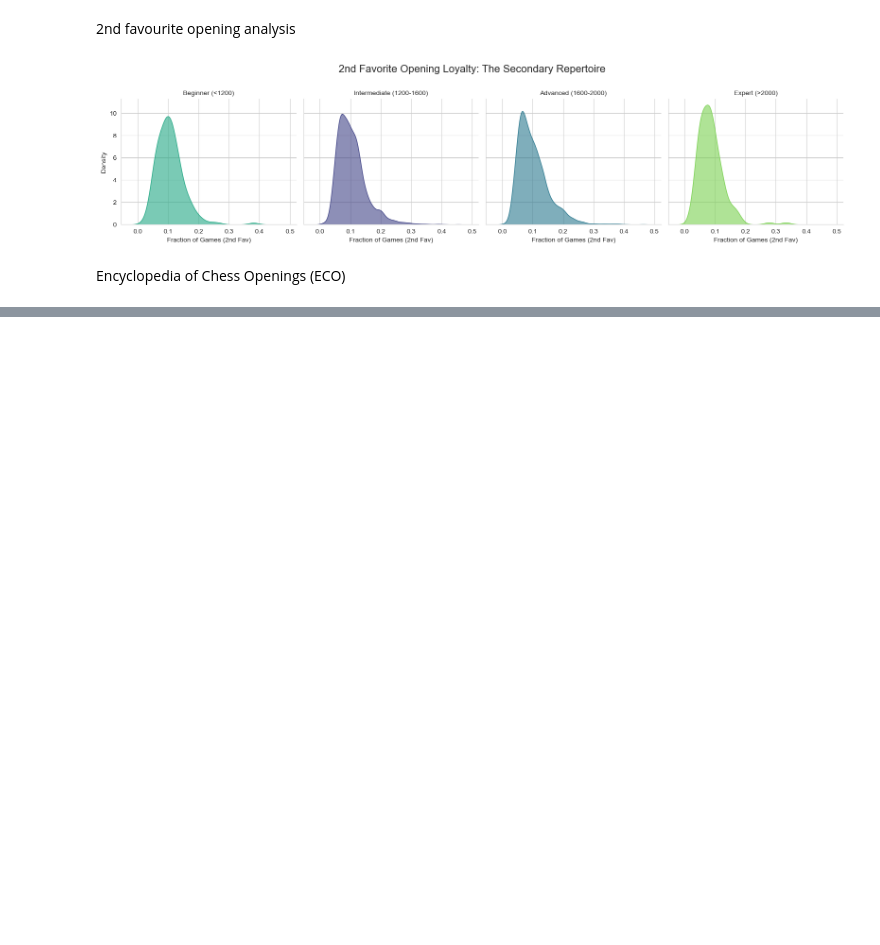
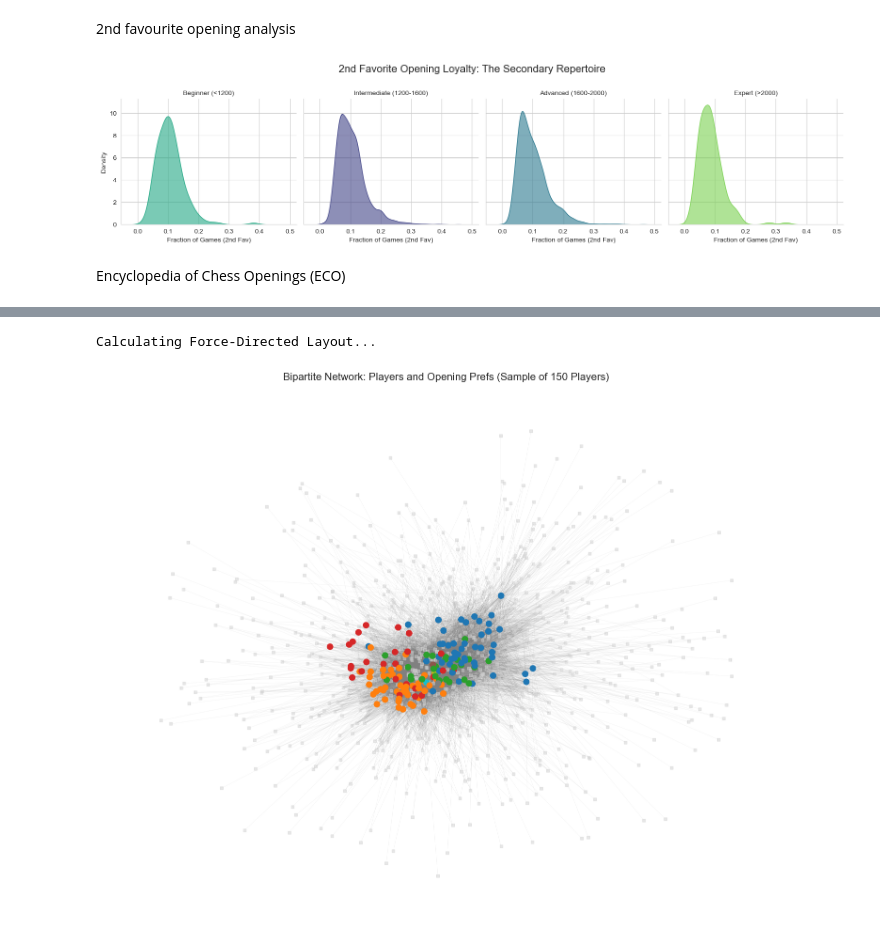
Before and after one commit to SalmaAllam8/chess-players-performance-analysis-, a Jupyter notebook: opening analysis.ipynb, the cells around one changed output, grey strips where cells are left out. Saved outputs shown, nothing was run; the diff lists cells and outputs as text; code cells hidden in the pictures; blank space fills up the shorter version.

Commit message:
network analysis

```diff
--- a/opening analysis.ipynb
+++ b/opening analysis.ipynb
@@ -441,0 +444,3 @@ Encyclopedia of Chess Openings (ECO)
+# %%
+df = pd.read_csv(r"D:\Chess\master_chess_data_2013_full.csv")
+print(df.columns.tolist())
@@ -441,0 +647,61 @@ Encyclopedia of Chess Openings (ECO)
+# %%
+import networkx as nx
+import matplotlib.pyplot as plt
+
+def visualize_bipartite_network(adj_matrix, clusters_df, sample_size=100):
+    # 1. Sub-sample for visual clarity (Optional but recommended)
+    # Taking a random sample of players to avoid a "hairball" effect
+    sampled_players = clusters_df.sample(sample_size)
+    sampled_matrix = adj_matrix.loc[sampled_players['Player']]
+
+    # 2. Create the Graph
+    G = nx.Graph()
+
+    # Add Player Nodes
+    for _, row in sampled_players.iterrows():
+        G.add_node(row['Player'], node_type='player', cluster=row['Cluster'])
+
+    # Add Opening Nodes and Edges
+    for player in sampled_matrix.index:
+        # Get openings played by this player (where value is 1)
+        openings = sampled_matrix.columns[sampled_matrix.loc[player] == 1]
+        for opening in openings:
+            G.add_node(opening, node_type='opening')
+            G.add_edge(player, opening)
+
+    # 3. Define Layout (Force-Directed)
+    print("Calculating Force-Directed Layout...")
+    pos = nx.spring_layout(G, k=0.15, iterations=50, seed=42)
+
+    # 4. Draw the Network
+    plt.figure(figsize=(15, 12))
+
+    # Identify node types for different styling
+    player_nodes = [n for n, d in G.nodes(data=True) if d.get('node_type') == 'player']
+    opening_nodes = [n for n, d in G.nodes(data=True) if d.get('node_type') == 'opening']
+
+    # Get colors based on Cluster ID for players
+    cluster_colors = [G.nodes[n]['cluster'] for n in player_nodes]
+
+    # Draw Openings (Small, grey squares)
+    nx.draw_networkx_nodes(G, pos, nodelist=opening_nodes, node_size=20,
+                           node_color='lightgrey', node_shape='s', alpha=0.5)
+
+    # Draw Players (Larger, colored circles based on Leiden Cluster)
+    nx.draw_networkx_nodes(G, pos, nodelist=player_nodes, node_size=80,
+                           node_color=cluster_colors, cmap=plt.cm.tab10)
+
+    # Draw Edges (Very thin, transparent lines)
+    nx.draw_networkx_edges(G, pos, alpha=0.1, edge_color='grey', width=0.5)
+
+    plt.title(f"Bipartite Network: Players and Opening Prefs (Sample of {sample_size} Players)", fontsize=16)
+    plt.axis('off')
+    plt.tight_layout()
+    plt.savefig('chess_bipartite_network.png', dpi=300)
+    plt.show()
+
+# Execute
+visualize_bipartite_network(adj_matrix, clusters_df, sample_size=150)
+# %% [output]
+Calculating Force-Directed Layout...
+[figure, added]
```
Also changed, not shown: parts of 8 cells of this notebook, 4 other files.
